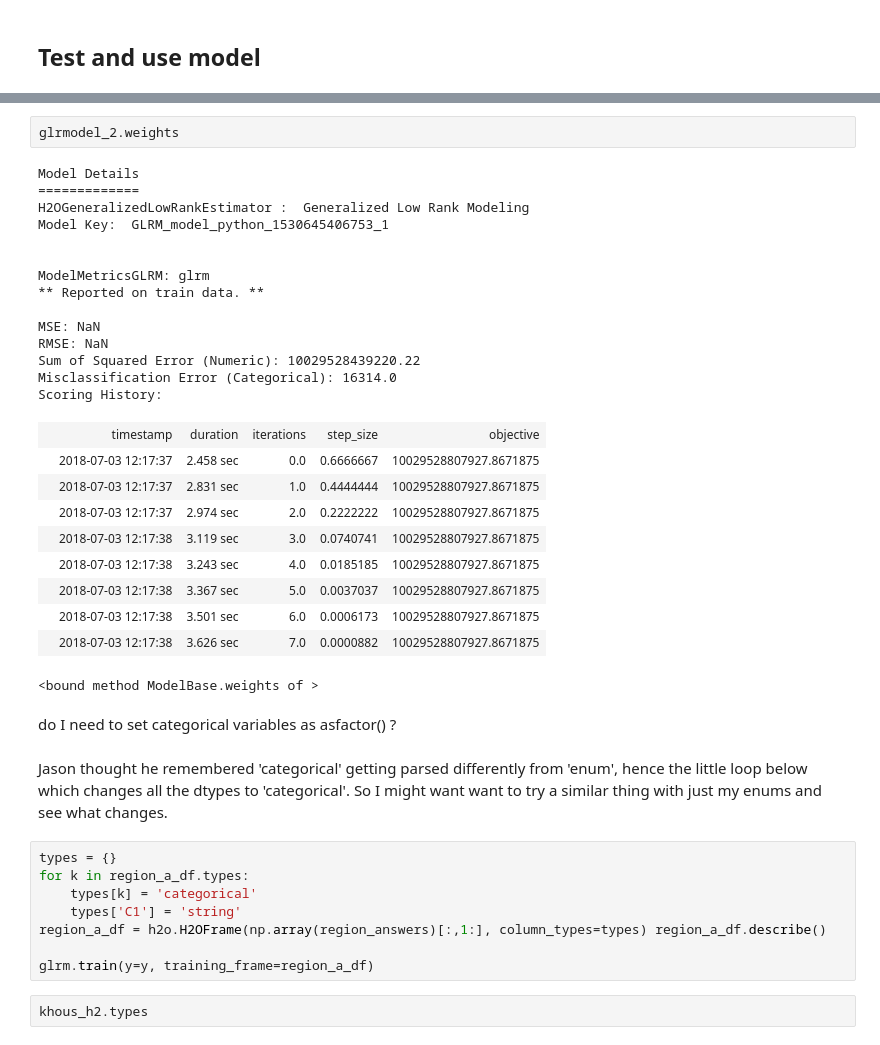
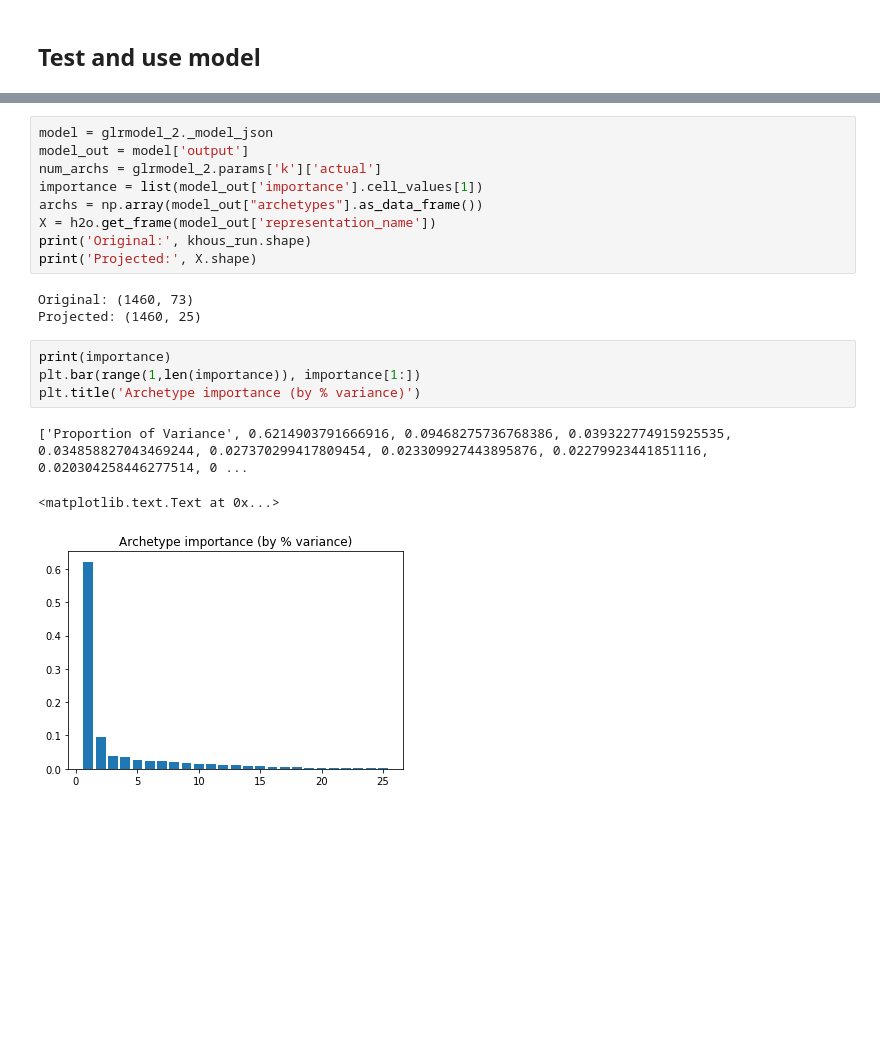
Before and after one commit to wwwslinger/drills, a Jupyter notebook: Thinkful/drills/h2o_test.ipynb, the cells around one changed output, grey strips where cells are left out. Cells and saved outputs as stored; diff of their text form; blank space fills up the shorter version.

Commit message:
Example running through one GRLM model build

```diff
--- a/Thinkful/drills/h2o_test.ipynb
+++ b/Thinkful/drills/h2o_test.ipynb
@@ -193,41 +337,20 @@ Scoring History:
-# %%
-glrmodel_2.weights
-# %% [output]
-Model Details
-=============
-H2OGeneralizedLowRankEstimator :  Generalized Low Rank Modeling
-Model Key:  GLRM_model_python_1530645406753_1
-
-
-ModelMetricsGLRM: glrm
-** Reported on train data. **
-
-MSE: NaN
-RMSE: NaN
-Sum of Squared Error (Numeric): 10029528439220.22
-Misclassification Error (Categorical): 16314.0
-Scoring History:
-|  | timestamp | duration | iterations | step_size | objective |
-|  | 2018-07-03 12:17:37 | 2.458 sec | 0.0 | 0.6666667 | 10029528807927.8671875 |
-|  | 2018-07-03 12:17:37 | 2.831 sec | 1.0 | 0.4444444 | 10029528807927.8671875 |
-|  | 2018-07-03 12:17:37 | 2.974 sec | 2.0 | 0.2222222 | 10029528807927.8671875 |
-|  | 2018-07-03 12:17:38 | 3.119 sec | 3.0 | 0.0740741 | 10029528807927.8671875 |
-|  | 2018-07-03 12:17:38 | 3.243 sec | 4.0 | 0.0185185 | 10029528807927.8671875 |
-|  | 2018-07-03 12:17:38 | 3.367 sec | 5.0 | 0.0037037 | 10029528807927.8671875 |
-|  | 2018-07-03 12:17:38 | 3.501 sec | 6.0 | 0.0006173 | 10029528807927.8671875 |
-|  | 2018-07-03 12:17:38 | 3.626 sec | 7.0 | 0.0000882 | 10029528807927.8671875 |
-<bound method ModelBase.weights of >
-# %% [markdown]
-do I need to set categorical variables as asfactor()  ?
-# %% [markdown]
-Jason thought he remembered 'categorical' getting parsed differently from 'enum', hence the little loop below which changes all the dtypes to 'categorical'.  So I might want want to try a similar thing with just my enums and see what changes.
-# %%
-types = {}
-for k in region_a_df.types:
-    types[k] = 'categorical'
-    types['C1'] = 'string'
-region_a_df = h2o.H2OFrame(np.array(region_answers)[:,1:], column_types=types) region_a_df.describe()
-
-glrm.train(y=y, training_frame=region_a_df)
-# %%
-khous_h2.types
+# %%
+model = glrmodel_2._model_json
+model_out = model['output']
+num_archs = glrmodel_2.params['k']['actual']
+importance = list(model_out['importance'].cell_values[1])
+archs = np.array(model_out["archetypes"].as_data_frame())
+X = h2o.get_frame(model_out['representation_name'])
+print('Original:', khous_run.shape)
+print('Projected:', X.shape)
+# %% [output]
+Original: (1460, 73)
+Projected: (1460, 25)
+# %%
+print(importance)
+plt.bar(range(1,len(importance)), importance[1:])
+plt.title('Archetype importance (by % variance)')
+# %% [output]
+['Proportion of Variance', 0.6214903791666916, 0.09468275736768386, 0.039322774915925535, 0.034858827043469244, 0.027370299417809454, 0.023309927443895876, 0.02279923441851116, 0.020304258446277514, 0 ...
+<matplotlib.text.Text at 0x...>
+[figure, added]
```
Also changed, not shown: parts of 37 cells of this notebook.
